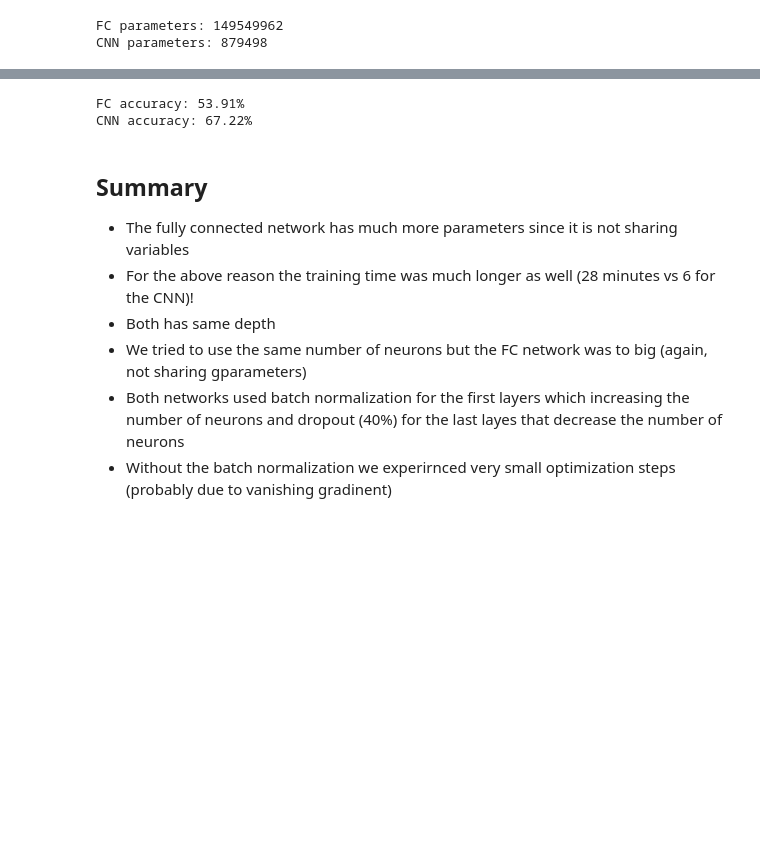
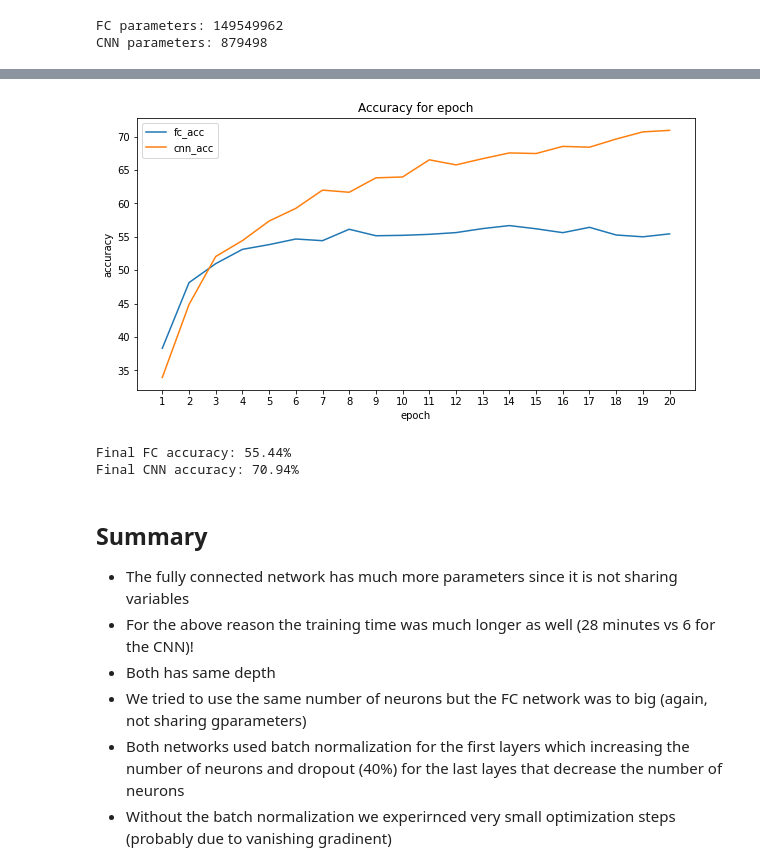
Before and after one commit to aryeko/DeepLearning-TAU, a Jupyter notebook: Ex2/Ex2 - Q1 - CIFAR10.ipynb, the cells around one changed output, grey strips where cells are left out. Saved outputs shown, nothing was run; the diff lists cells and outputs as text; code cells hidden in the pictures; blank space fills up the shorter version.

```diff
--- a/Ex2/Ex2 - Q1 - CIFAR10.ipynb
+++ b/Ex2/Ex2 - Q1 - CIFAR10.ipynb
@@ -282,9 +292,21 @@ plt.show()
+# %%
+plt.figure(figsize=(10,5))
+plt.title("Accuracy for epoch")
+plt.plot(fc_accuracy_vals,label="fc_acc")
+plt.plot(conv_fc_accuracy_vals,label="cnn_acc")
+plt.xlabel("epoch")
+plt.ylabel("accuracy")
+plt.xticks(np.arange(0, 20), np.arange(1, 21))
+plt.legend()
+plt.show()
+# %% [output]
+[figure, added]
 # %%
-print(f"FC accuracy: {fc_accuracy}%")
-print(f"CNN accuracy: {conv_fc_accuracy}%")
+print(f"Final FC accuracy: {fc_accuracy}%")
+print(f"Final CNN accuracy: {conv_fc_accuracy}%")
 # %% [output]
-FC accuracy: 53.91%
-CNN accuracy: 67.22%
+Final FC accuracy: 55.44%
+Final CNN accuracy: 70.94%
 # %% [markdown]
 ## Summary
 - The fully connected network has much more parameters since it is not sharing variables
```
Also changed, not shown: parts of 12 cells of this notebook.
